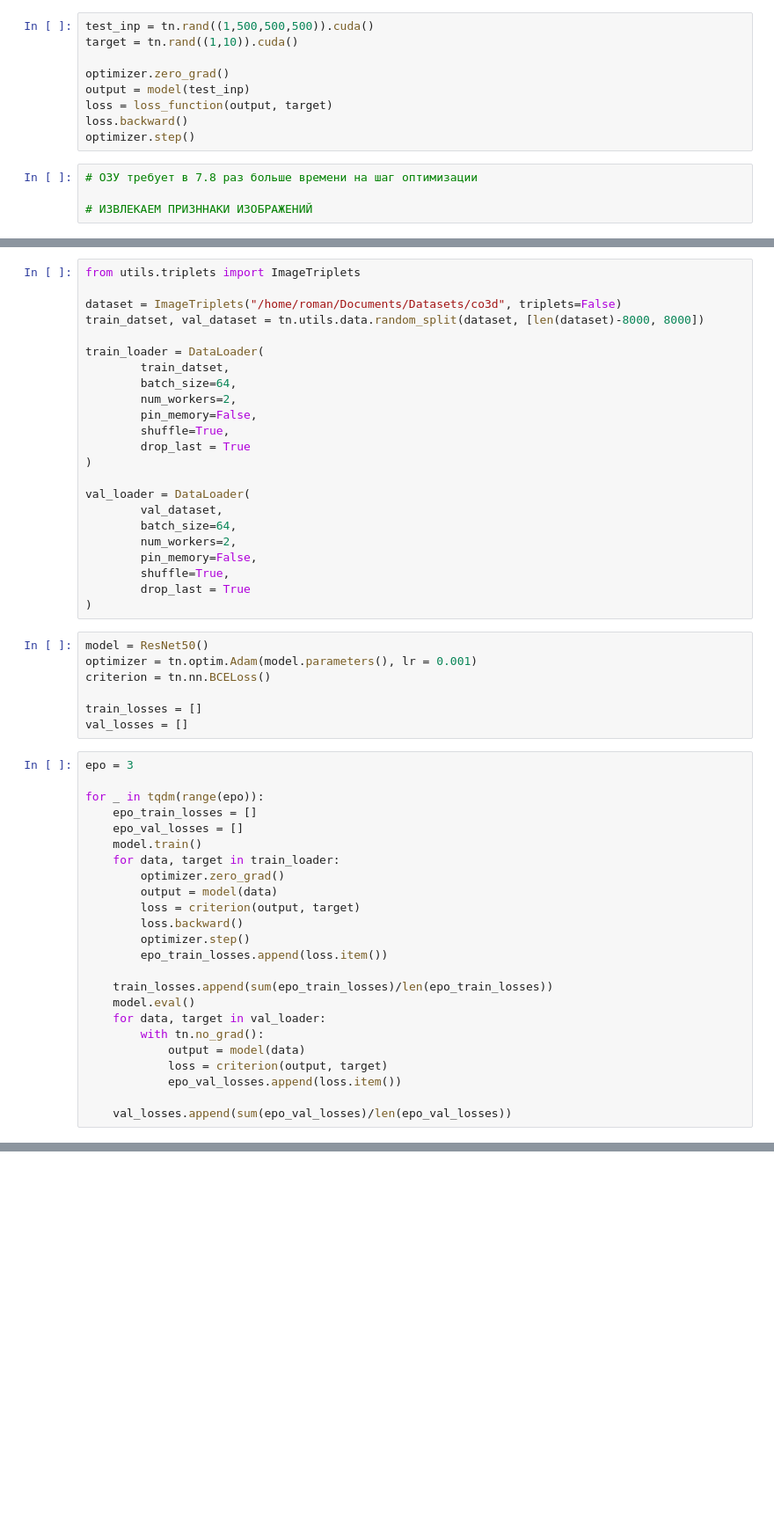
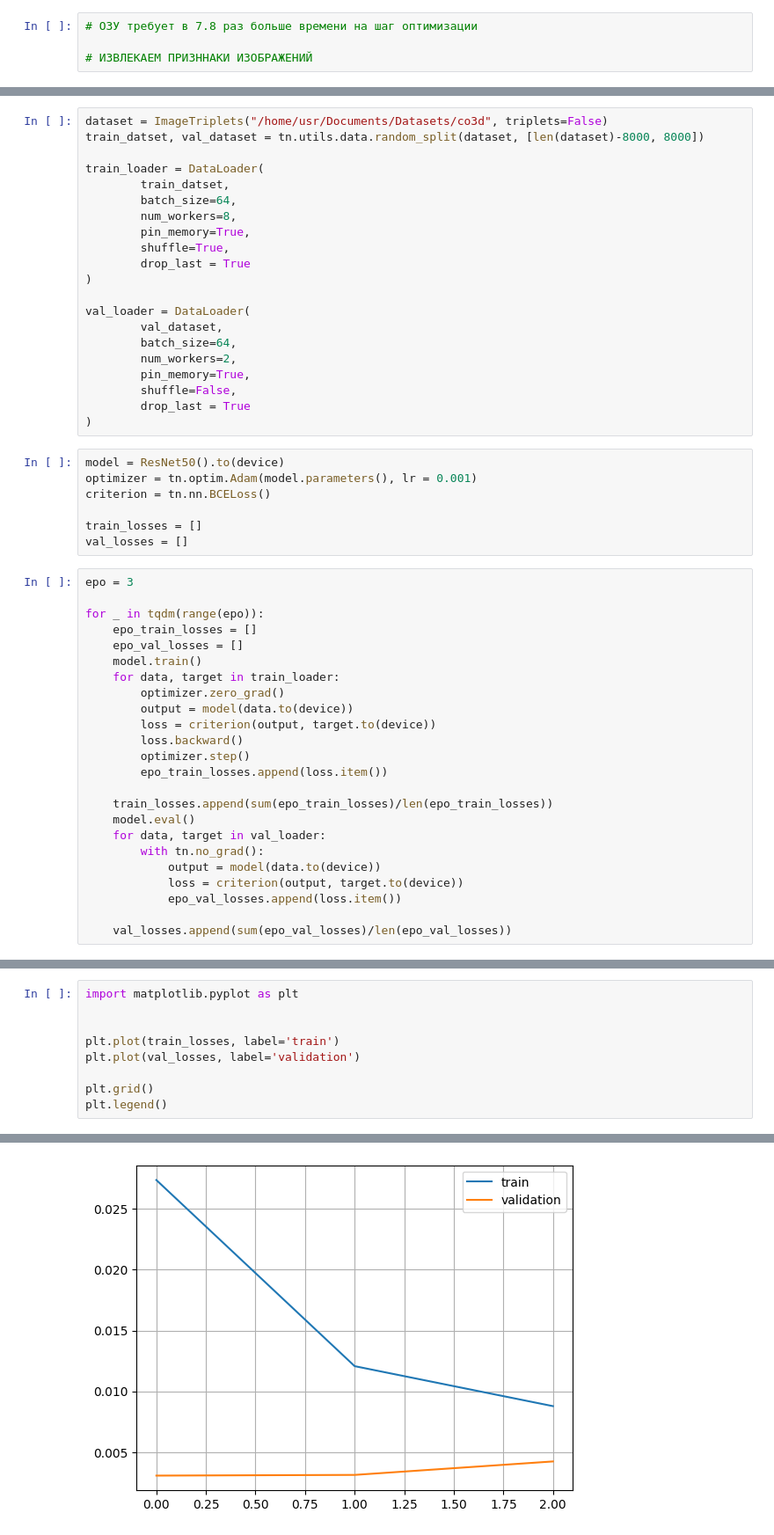
Before and after one commit to roman0810/fruit_scan, a Jupyter notebook: tensordot.ipynb, the cells around one changed output, grey strips where cells are left out. Shown at 88% size. Drawn from its saved outputs; the diff is of its cells as text; blank space fills up the shorter version.

Commit message:
training and overfitting

```diff
--- a/tensordot.ipynb
+++ b/tensordot.ipynb
@@ -88,12 +76,3 @@ optimizer = optim.Adam(model.parameters(), lr = 0.001)
-# %%
-test_inp = tn.rand((1,500,500,500)).cuda()
-target = tn.rand((1,10)).cuda()
-
-optimizer.zero_grad()
-output = model(test_inp)
-loss = loss_function(output, target)
-loss.backward()
-optimizer.step()
 # %%
 # ОЗУ требует в 7.8 раз больше времени на шаг оптимизации
 
@@ -145,16 +122,14 @@ class ResNet50(nn.Module):
         x = self.fc1(x)
         return x
 # %%
-from utils.triplets import ImageTriplets
-
-dataset = ImageTriplets("/home/roman/Documents/Datasets/co3d", triplets=False)
+dataset = ImageTriplets("/home/usr/Documents/Datasets/co3d", triplets=False)
 train_datset, val_dataset = tn.utils.data.random_split(dataset, [len(dataset)-8000, 8000])
 
 train_loader = DataLoader(
         train_datset,
         batch_size=64,
-        num_workers=2,
-        pin_memory=False,
+        num_workers=8,
+        pin_memory=True,
         shuffle=True,
         drop_last = True
 )
@@ -163,12 +138,12 @@ val_loader = DataLoader(
         val_dataset,
         batch_size=64,
         num_workers=2,
-        pin_memory=False,
-        shuffle=True,
+        pin_memory=True,
+        shuffle=False,
         drop_last = True
 )
 # %%
-model = ResNet50()
+model = ResNet50().to(device)
 optimizer = tn.optim.Adam(model.parameters(), lr = 0.001)
 criterion = tn.nn.BCELoss()
 
@@ -183,8 +158,8 @@ for _ in tqdm(range(epo)):
     model.train()
     for data, target in train_loader:
         optimizer.zero_grad()
-        output = model(data)
-        loss = criterion(output, target)
+        output = model(data.to(device))
+        loss = criterion(output, target.to(device))
         loss.backward()
         optimizer.step()
         epo_train_losses.append(loss.item())
@@ -193,8 +168,8 @@ for _ in tqdm(range(epo)):
     model.eval()
     for data, target in val_loader:
         with tn.no_grad():
-            output = model(data)
-            loss = criterion(output, target)
+            output = model(data.to(device))
+            loss = criterion(output, target.to(device))
             epo_val_losses.append(loss.item())
 
     val_losses.append(sum(epo_val_losses)/len(epo_val_losses))
@@ -209,0 +178,10 @@ KeyboardInterrupt:
+# %%
+import matplotlib.pyplot as plt
+
+
+plt.plot(train_losses, label='train')
+plt.plot(val_losses, label='validation')
+
+plt.grid()
+plt.legend()
+# %% [output]
@@ -209,0 +189 @@ KeyboardInterrupt:
+[figure, added]
```
Also changed, not shown: parts of 22 cells of this notebook.
